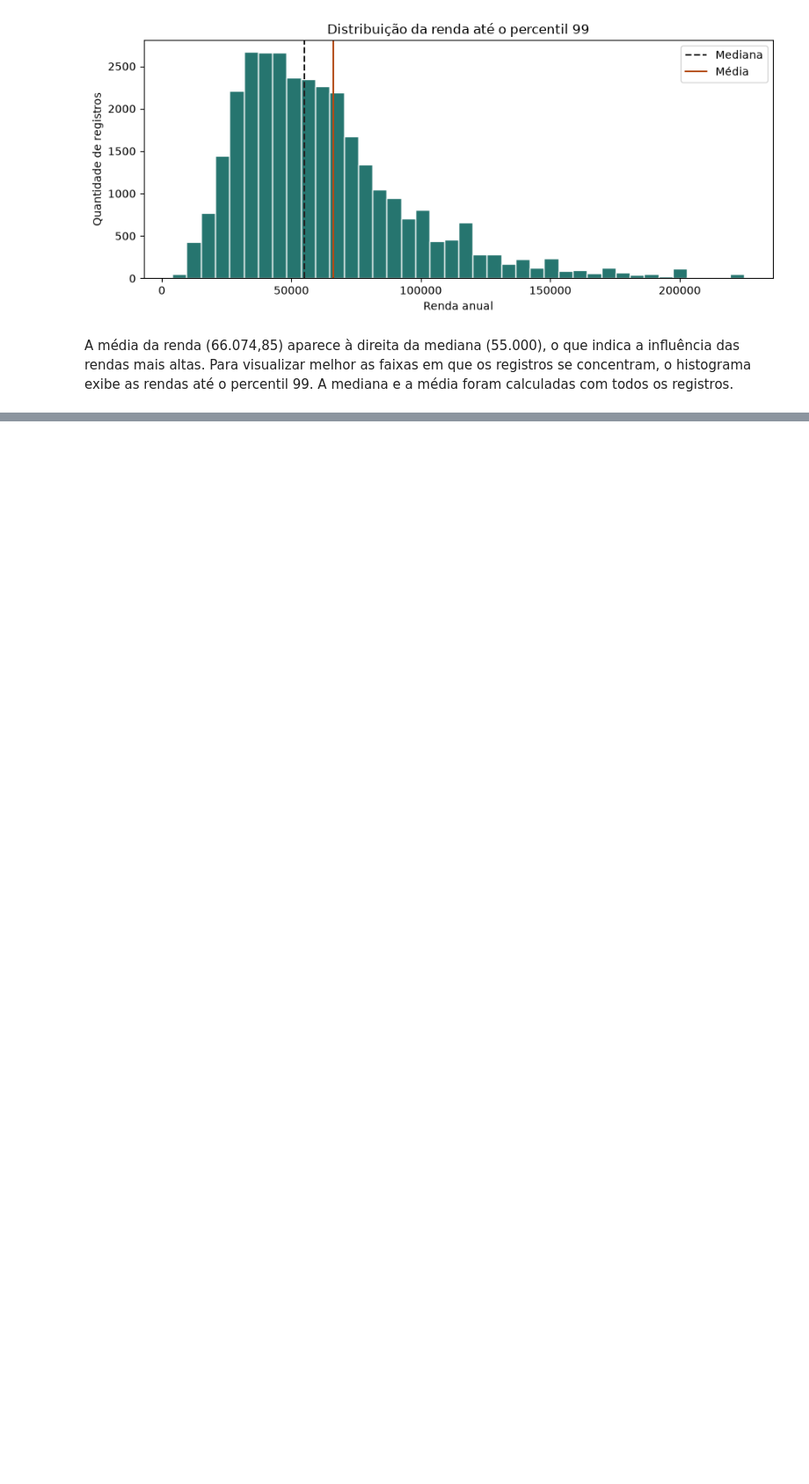
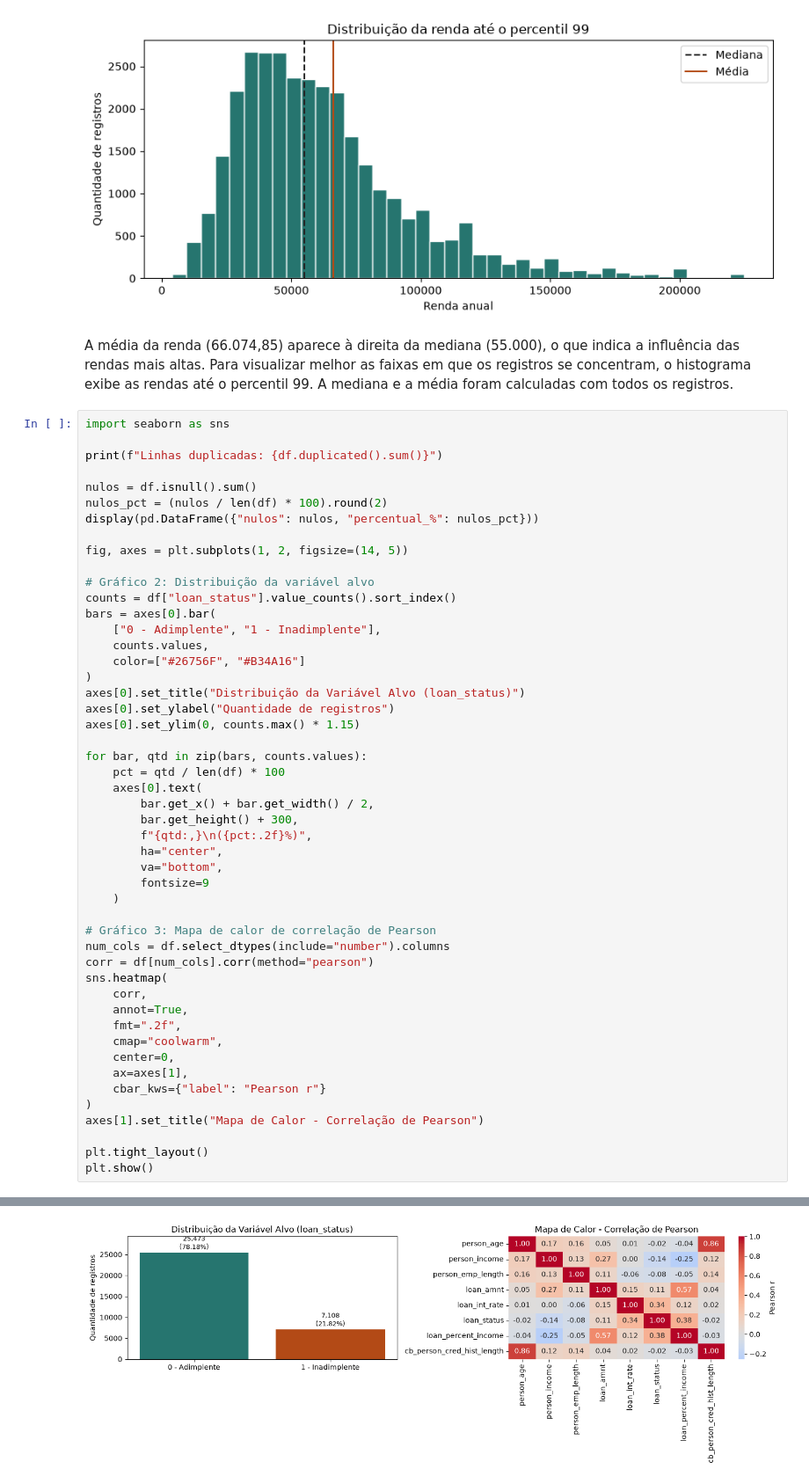
Before and after one commit to fgofilipe/analise-risco-credito, a Jupyter notebook: analise_risco_credito.ipynb, the cells around one changed output, grey strips where cells are left out. Shown at 88% size. Saved outputs shown, nothing was run; the diff lists cells and outputs as text; blank space fills up the shorter version.

Commit message:
feat(eda): conclui analise exploratoria com graficos de alvo e correlacao

```diff
--- a/analise_risco_credito.ipynb
+++ b/analise_risco_credito.ipynb
@@ -89,3 +89,53 @@ plt.show()
 [figure]
 # %% [markdown]
 A média da renda (66.074,85) aparece à direita da mediana (55.000), o que indica a influência das rendas mais altas. Para visualizar melhor as faixas em que os registros se concentram, o histograma exibe as rendas até o percentil 99. A mediana e a média foram calculadas com todos os registros.
+# %%
+import seaborn as sns
+
+print(f"Linhas duplicadas: {df.duplicated().sum()}")
+
+nulos = df.isnull().sum()
+nulos_pct = (nulos / len(df) * 100).round(2)
+display(pd.DataFrame({"nulos": nulos, "percentual_%": nulos_pct}))
+
+fig, axes = plt.subplots(1, 2, figsize=(14, 5))
+
+# Gráfico 2: Distribuição da variável alvo
+counts = df["loan_status"].value_counts().sort_index()
+bars = axes[0].bar(
+    ["0 - Adimplente", "1 - Inadimplente"],
+    counts.values,
+    color=["#26756F", "#B34A16"]
+)
+axes[0].set_title("Distribuição da Variável Alvo (loan_status)")
+axes[0].set_ylabel("Quantidade de registros")
+axes[0].set_ylim(0, counts.max() * 1.15)
+
+for bar, qtd in zip(bars, counts.values):
+    pct = qtd / len(df) * 100
+    axes[0].text(
+        bar.get_x() + bar.get_width() / 2,
+        bar.get_height() + 300,
+        f"{qtd:,}\n({pct:.2f}%)",
+        ha="center",
+        va="bottom",
+        fontsize=9
+    )
+
+# Gráfico 3: Mapa de calor de correlação de Pearson
+num_cols = df.select_dtypes(include="number").columns
+corr = df[num_cols].corr(method="pearson")
+sns.heatmap(
+    corr,
+    annot=True,
+    fmt=".2f",
+    cmap="coolwarm",
+    center=0,
+    ax=axes[1],
+    cbar_kws={"label": "Pearson r"}
+)
+axes[1].set_title("Mapa de Calor - Correlação de Pearson")
+
+plt.tight_layout()
+plt.show()
+# %% [output]
@@ -91,0 +156 @@ A média da renda (66.074,85) aparece à direita da mediana (55.000), o que indi
+[figure, added]
```
Also changed, not shown: parts of 2 cells of this notebook.
